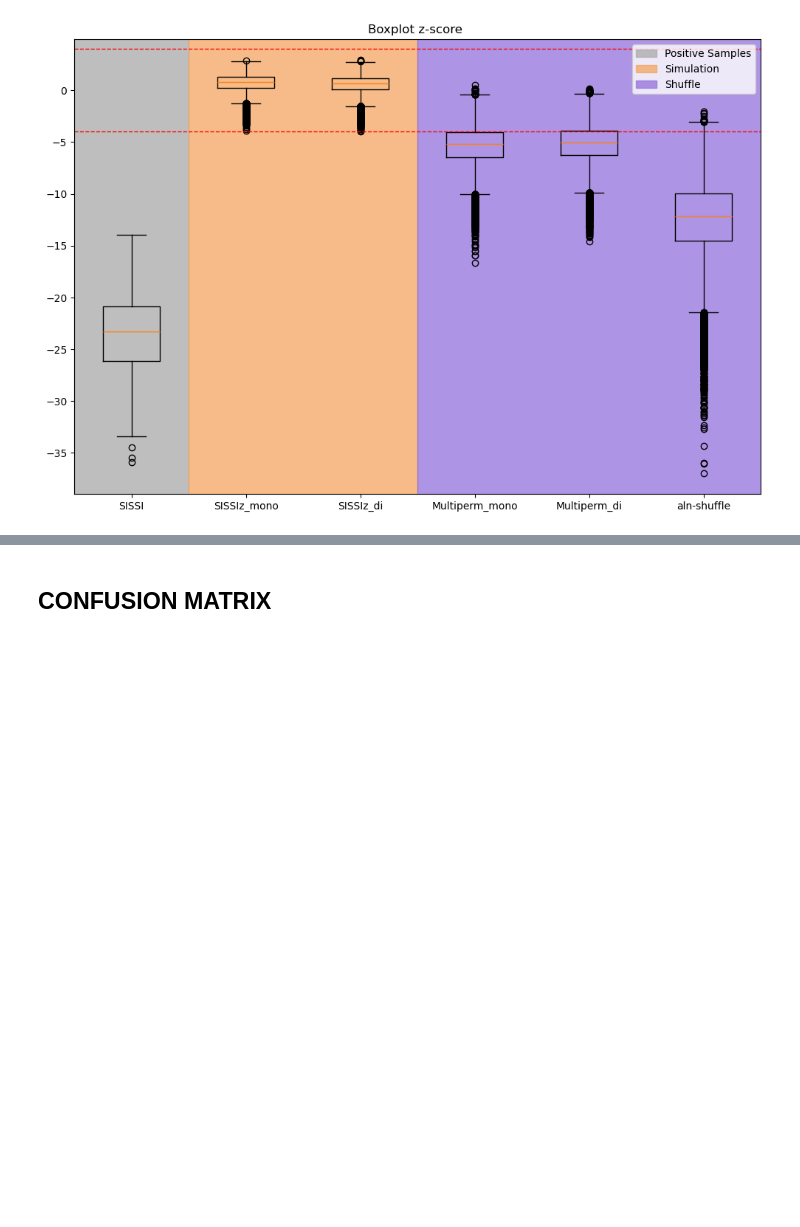
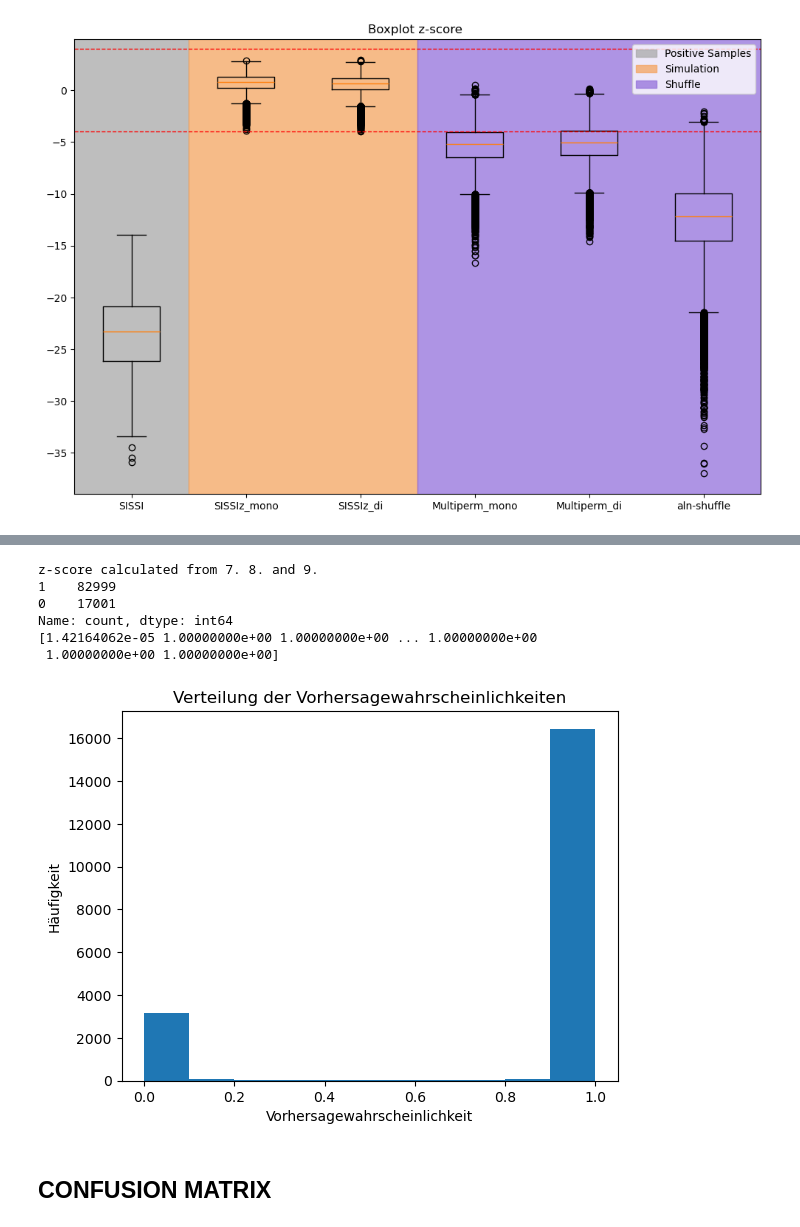
Before and after one commit to Faragas91/Masterarbeit, a Jupyter notebook: Scripts/SISSIz_analyse_with_SISSI.ipynb, the cells around one changed output, grey strips where cells are left out. Cells and saved outputs as stored; diff of their text form; code cells hidden in the pictures; blank space fills up the shorter version.

```diff
--- a/Scripts/SISSIz_analyse_with_SISSI.ipynb
+++ b/Scripts/SISSIz_analyse_with_SISSI.ipynb
@@ -403,2 +433,18 @@ plt.show()
+# %%
+print(y_sissiz_mono.value_counts())
+print(y_pred_proba)
+plt.hist(y_pred_proba, bins=10)
+plt.xlabel('Vorhersagewahrscheinlichkeit')
+plt.ylabel('Häufigkeit')
+plt.title('Verteilung der Vorhersagewahrscheinlichkeiten')
+plt.show()
+# %% [output]
+z-score calculated from 7. 8. and 9.
+1    82999
+0    17001
+Name: count, dtype: int64
+[1.42164062e-05 1.00000000e+00 1.00000000e+00 ... 1.00000000e+00
+ 1.00000000e+00 1.00000000e+00]
+[figure, added]
 # %% [markdown]
 ## CONFUSION MATRIX
```
Also changed, not shown: parts of 5 cells of this notebook.
